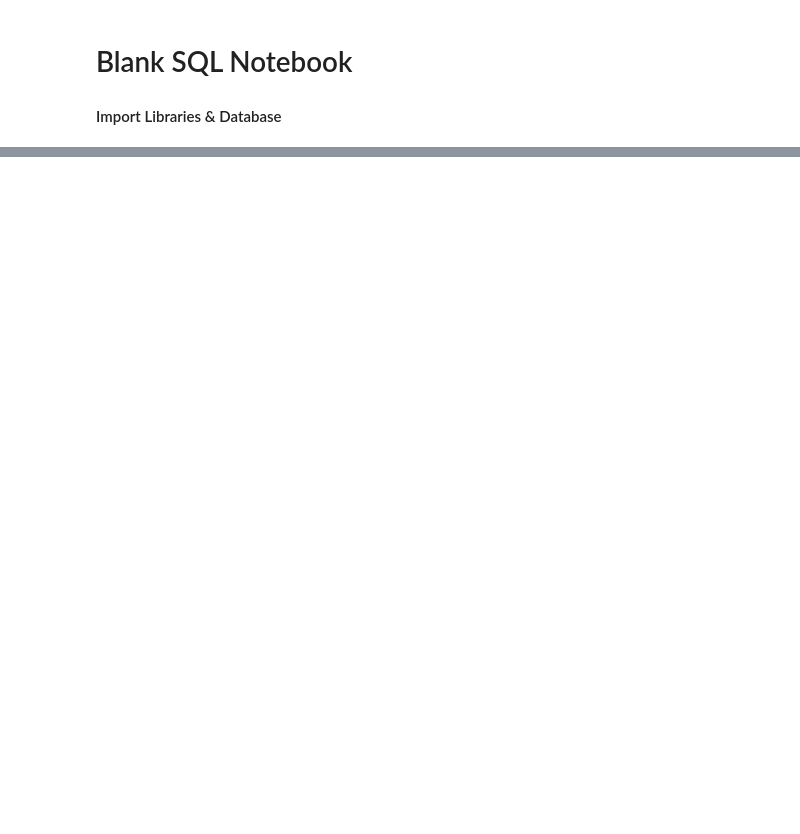
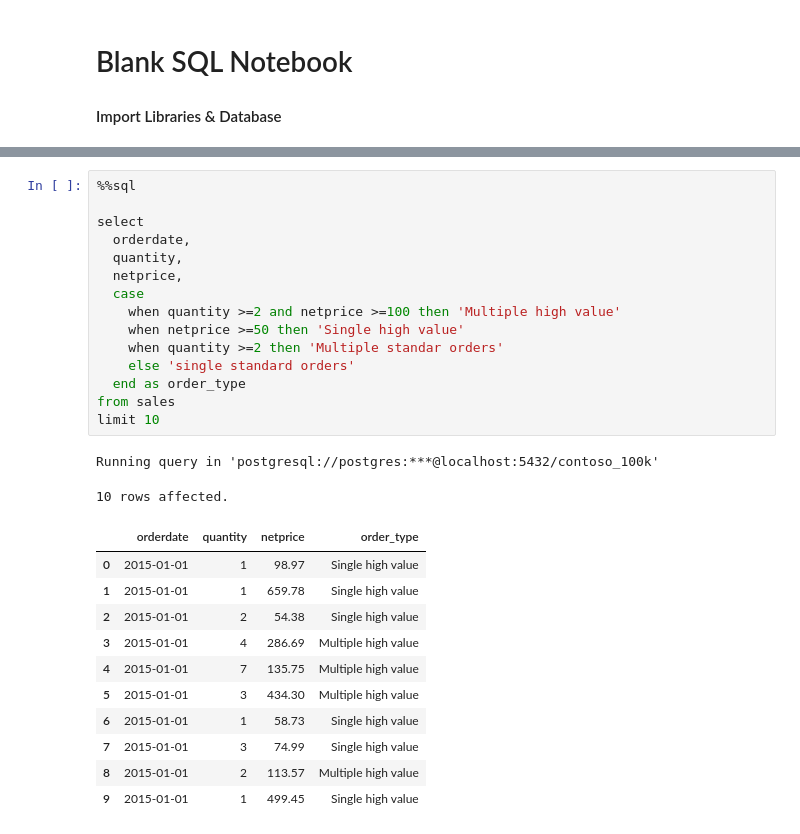
Before and after one commit to lianadni/sql_load, a Jupyter notebook: Resources/Blank_SQL_Notebook.ipynb, the cells around one changed output, grey strips where cells are left out. Drawn from its saved outputs; the diff is of its cells as text; blank space fills up the shorter version.

```diff
--- a/Resources/Blank_SQL_Notebook.ipynb
+++ b/Resources/Blank_SQL_Notebook.ipynb
@@ -214,0 +110,29 @@ Running query in 'postgresql://postgres:***@localhost:5432/contoso_100k'
+# %%
+%%sql
+
+select
+  orderdate,
+  quantity,
+  netprice,
+  case
+    when quantity >=2 and netprice >=100 then 'Multiple high value'
+    when netprice >=50 then 'Single high value'
+    when quantity >=2 then 'Multiple standar orders'
+    else 'single standard orders'
+  end as order_type
+from sales
+limit 10
+# %% [output]
+Running query in 'postgresql://postgres:***@localhost:5432/contoso_100k'
+10 rows affected.
+|  | orderdate | quantity | netprice | order_type |
+| 0 | 2015-01-01 | 1 | 98.97 | Single high value |
+| 1 | 2015-01-01 | 1 | 659.78 | Single high value |
+| 2 | 2015-01-01 | 2 | 54.38 | Single high value |
+| 3 | 2015-01-01 | 4 | 286.69 | Multiple high value |
+| 4 | 2015-01-01 | 7 | 135.75 | Multiple high value |
+| 5 | 2015-01-01 | 3 | 434.30 | Multiple high value |
+| 6 | 2015-01-01 | 1 | 58.73 | Single high value |
+| 7 | 2015-01-01 | 3 | 74.99 | Single high value |
+| 8 | 2015-01-01 | 2 | 113.57 | Multiple high value |
+| 9 | 2015-01-01 | 1 | 499.45 | Single high value |
```
Also changed, not shown: parts of 9 cells of this notebook.
